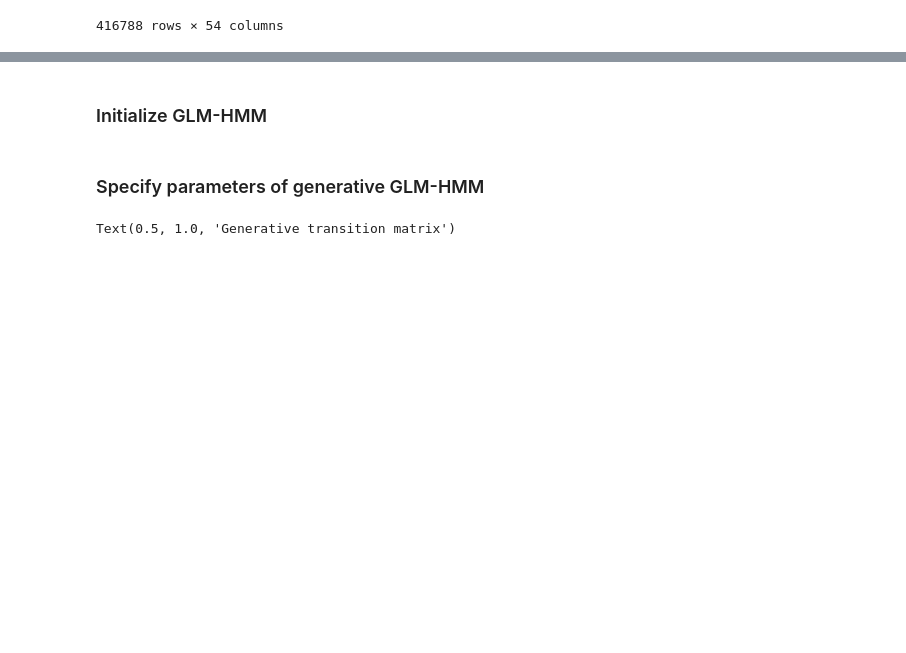
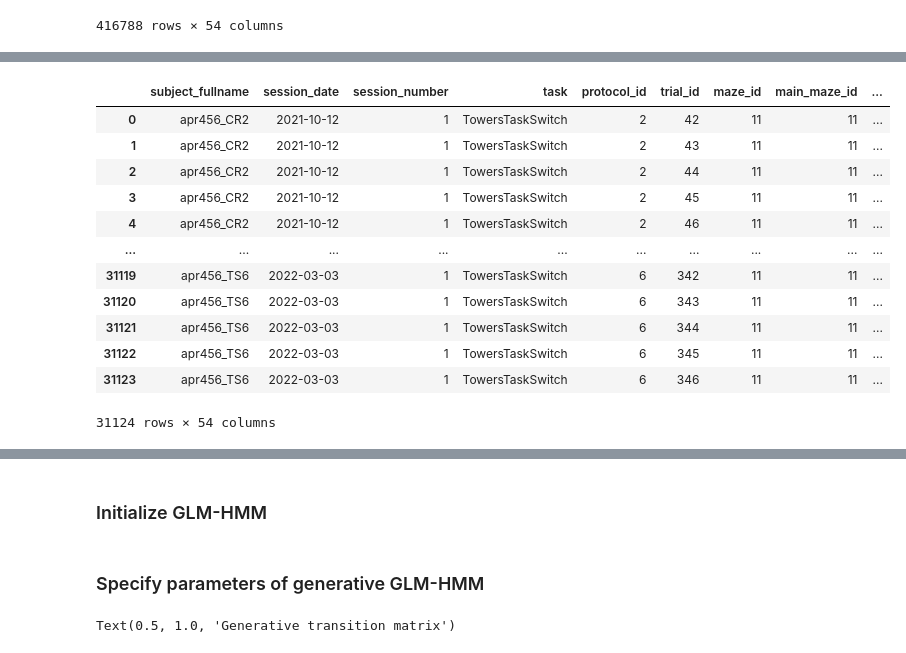
Before and after one commit to psalvino/DRL_Final_Project, a Jupyter notebook: Final_Project.ipynb, the cells around one changed output, grey strips where cells are left out. Cells and saved outputs as stored; diff of their text form; code cells hidden in the pictures; blank space fills up the shorter version.

```diff
--- a/Final_Project.ipynb
+++ b/Final_Project.ipynb
@@ -39,0 +66,28 @@ data#[['trial_id','task','maze_id','speed_by_cm']]
+# %%
+# find sessions with more than 200 trial
+session = data.groupby(["subject_fullname", "session_date", "session_number"]).size().reset_index().rename(columns={0:'trial_count'})
+session_large = session[session.trial_count > 200]
+session_large = session_large.drop('trial_count', 1)
+
+# keep only data in good sessions
+data = pd.merge(data, session_large, how='outer', indicator=True)
+data = data[data._merge == "both"]
+
+data = data.drop('_merge', 1)
+data.reset_index(drop=True, inplace = True)
+
+data
+# %% [output]
+|  | subject_fullname | session_date | session_number | task | protocol_id | trial_id | maze_id | main_maze_id | ... |
+| 0 | apr456_CR2 | 2021-10-12 | 1 | TowersTaskSwitch | 2 | 42 | 11 | 11 | ... |
+| 1 | apr456_CR2 | 2021-10-12 | 1 | TowersTaskSwitch | 2 | 43 | 11 | 11 | ... |
+| 2 | apr456_CR2 | 2021-10-12 | 1 | TowersTaskSwitch | 2 | 44 | 11 | 11 | ... |
+| 3 | apr456_CR2 | 2021-10-12 | 1 | TowersTaskSwitch | 2 | 45 | 11 | 11 | ... |
+| 4 | apr456_CR2 | 2021-10-12 | 1 | TowersTaskSwitch | 2 | 46 | 11 | 11 | ... |
+| ... | ... | ... | ... | ... | ... | ... | ... | ... | ... |
+| 31119 | apr456_TS6 | 2022-03-03 | 1 | TowersTaskSwitch | 6 | 342 | 11 | 11 | ... |
+| 31120 | apr456_TS6 | 2022-03-03 | 1 | TowersTaskSwitch | 6 | 343 | 11 | 11 | ... |
+| 31121 | apr456_TS6 | 2022-03-03 | 1 | TowersTaskSwitch | 6 | 344 | 11 | 11 | ... |
+| 31122 | apr456_TS6 | 2022-03-03 | 1 | TowersTaskSwitch | 6 | 345 | 11 | 11 | ... |
+| 31123 | apr456_TS6 | 2022-03-03 | 1 | TowersTaskSwitch | 6 | 346 | 11 | 11 | ... |
+31124 rows × 54 columns
```
Also changed, not shown: parts of 11 cells of this notebook.
